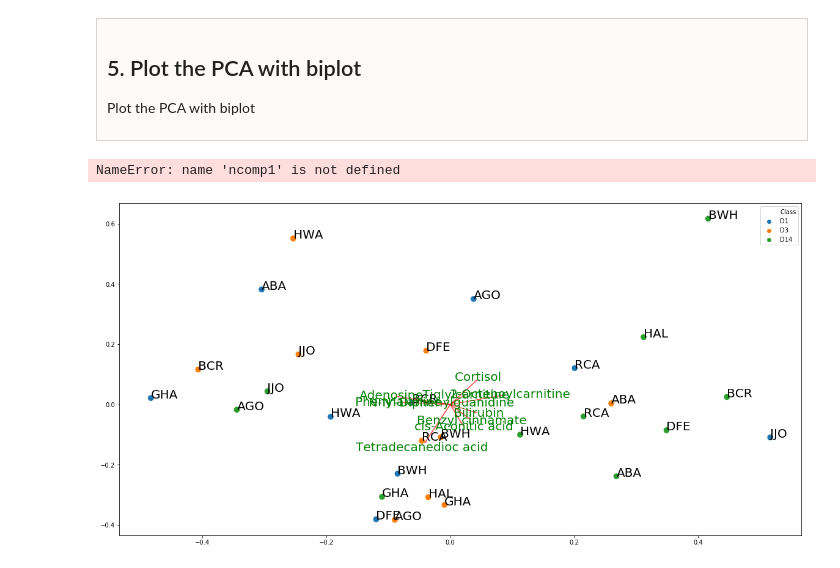
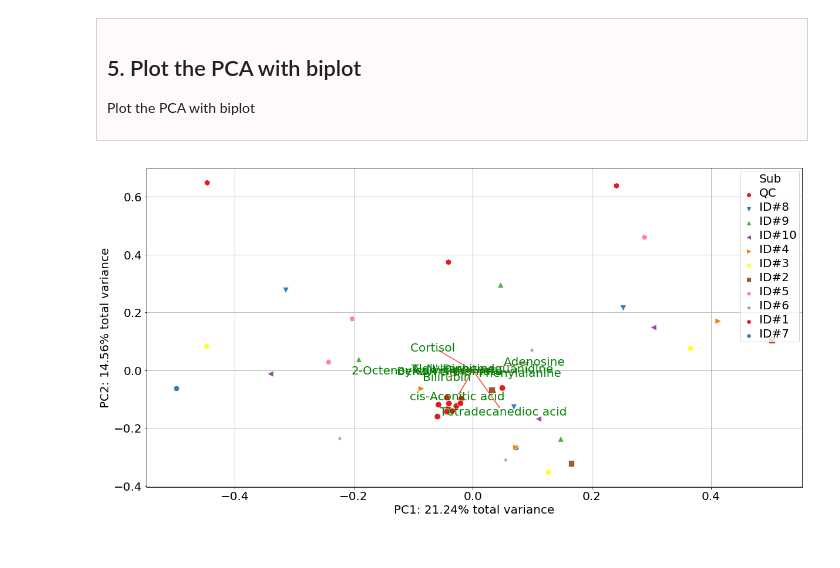
Before and after one commit to brettChapman/multivis_tutorials, a Jupyter notebook: Tutorial1.ipynb, the cells around one changed output. Saved outputs shown, nothing was run; the diff lists cells and outputs as text; code cells hidden in the pictures.

```diff
--- a/Tutorial1.ipynb
+++ b/Tutorial1.ipynb
@@ -67,6 +68,6 @@ Note: To the Peak sheet a "Color" column has been added which represents "Red" f
 # %%
 file = 'Data.xlsx'
 
-DataTable,PeakTable = multivis.utils.loadData(home + file, DataSheet='Data', PeakSheet='Peak')
+DataTable,PeakTable = multivis.utils.loadData(home + file, DataSheet='DataQC_filter_knn', PeakSheet='Peak')
 # %% [output]
 Loading sheet: Peak
@@ -130,41 +131,43 @@ peakLabels = list(PeakTable['Label'])[190:200]
 
 projected = pca.fit_transform(Xscale)
 
-def pcaPlot(xs,ys,coeff,markerSize,fontSize,figSize,filtLabels,colorGroup,groupLabels,labels):
+def pcaPlot(xs,ys,coeff,markerSize,fontSize,figSize,filtLabels,colorGroup,labels,groupLabels=None):
 
     coeff = coeff[[x in set(filtLabels) for x in labels]]
 
     n = coeff.shape[0]
 
     plt.figure(figsize=figSize)
 
     scalex = 1.0/(xs.max() - xs.min())
     scaley = 1.0/(ys.max() - ys.min())
 
-    ax = sns.scatterplot(xs * scalex,ys * scaley, s = markerSize, hue = colorGroup)
+    markers = ['o', 'v', '^', '<', '>', '8', 's', 'p', '*', 'h', 'H', 'D', 'd', 'P', 'X']
 
-    for i, txt in enumerate(groupLabels):
-        ax.annotate(txt, (xs[i] * scalex, ys[i] * scaley), fontsize=fontSize)
+    ax = sns.scatterplot(xs * scalex,ys * scaley, s = markerSize, style = colorGroup, markers = markers, hue = colorGroup, palette='Set1')
+
+    if groupLabels != None:
+        for i, txt in enumerate(groupLabels):
+            ax.annotate(txt, (xs[i] * scalex, ys[i] * scaley), fontsize=fontSize)
 
     for i in range(n):
         plt.arrow(0, 0, coeff[i,0], coeff[i,1], color = 'r',alpha = 0.5)
         plt.text(coeff[i,0] * 1.15, coeff[i,1] * 1.15, filtLabels[i], color = 'g', ha = 'center', va = 'center', fontsize=fontSize)
 
     plt.xlabel("PC1: %s%s total variance" % (str(np.around([100*(pca.explained_variance_ratio_[0])], decimals=2)[0]), '%'), fontsize=fontSize)
-    plt.ylabel("PC2: %s%s total variance" % (str(np.around([100*(pca.explained_variance_ratio_[1comp2-1])], decimals=2)[0]), '%'), fontsize=fontSize)
+    plt.ylabel("PC2: %s%s total variance" % (str(np.around([100*(pca.explained_variance_ratio_[1])], decimals=2)[0]), '%'), fontsize=fontSize)
 
     plt.setp(ax.get_legend().get_texts(), fontsize=fontSize)
     plt.setp(ax.get_legend().get_title(), fontsize=fontSize)
 
     plt.xticks(fontsize=fontSize)
     plt.yticks(fontsize=fontSize)
 
     plt.grid()
 
     plt.savefig('PCA_biplot.png', dpi=300)
 
-pcaPlot(projected[:,0],projected[:, 1], np.transpose(pca.components_[0:2, :]),markerSize,fontSize,figSize,peakLabels,DataTable.Class,DataTable.Subject,list(PeakTable['Label']))
+pcaPlot(projected[:,0],projected[:, 1], np.transpose(pca.components_[0:2, :]),markerSize,fontSize,figSize,peakLabels,DataTable.Sub,list(PeakTable['Label']))
 plt.show()
 # %% [output]
-NameError: name 'ncomp1' is not defined
-[figure, old version]
+[figure, new version]
```
Also changed, not shown: parts of 2 cells of this notebook, 7 other files.
